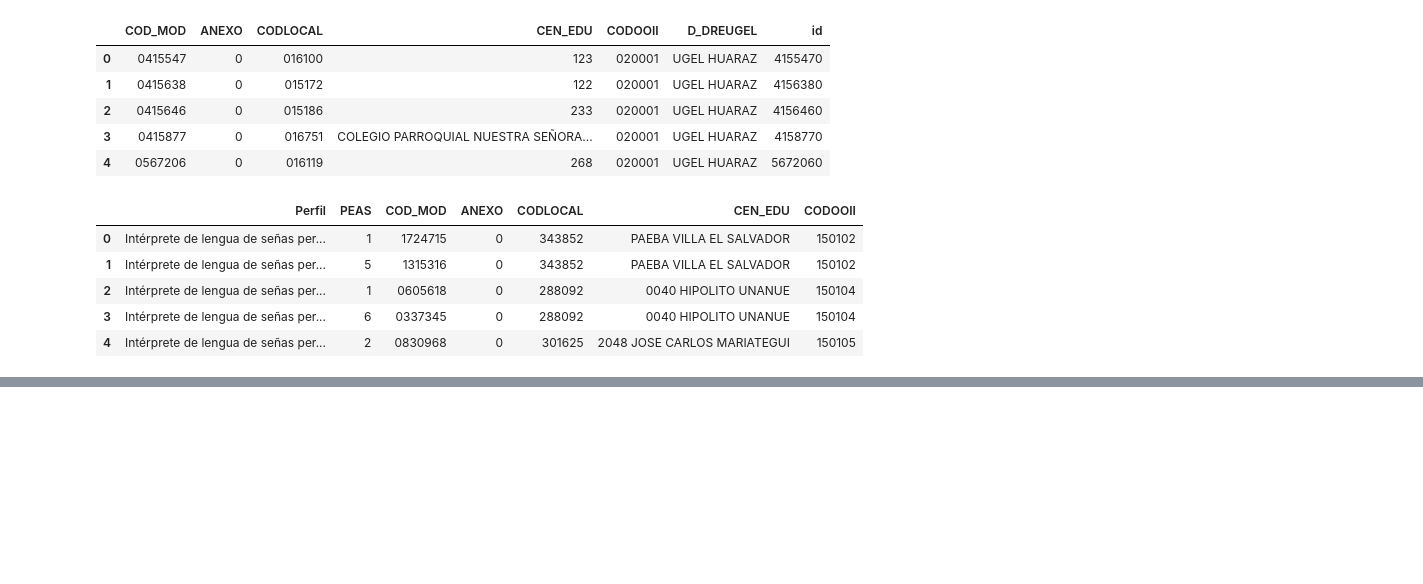
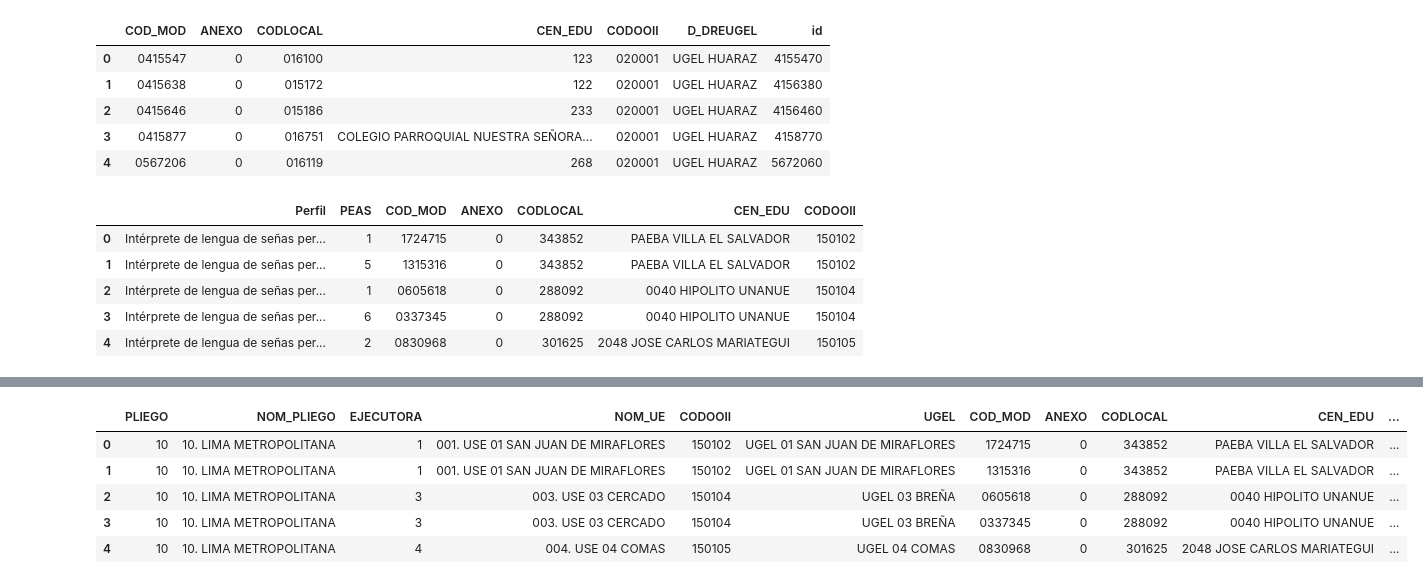
Before and after one commit to Analiticadedatos2020/Costeo-IAP-Interpretes-Senias, a Jupyter notebook: Costeo_EBA_2025_MEF.ipynb, the cells around one changed output, grey strips where cells are left out. Drawn from its saved outputs; the diff is of its cells as text; code cells hidden in the pictures; blank space fills up the shorter version.

Commit message:
Costeo siaf

```diff
--- a/Costeo_EBA_2025_MEF.ipynb
+++ b/Costeo_EBA_2025_MEF.ipynb
@@ -127,0 +178,40 @@ peas_long_5.to_excel('D:/2025/IAP/Interpretes DEBA/output/MEF/METAS_PEAS_VAL_202
+# %%
+
+# calendario
+mes_1 = 10  # Perfil_1 : marzo - diciembre
+mes_2 = 10  # Perfil_2 : marzo - diciembre
+
+meses_12 = ['enero','febrero','marzo','abril','mayo','junio','julio','agosto','septiembre','octubre','noviembre','diciembre']
+meses_11 = ['febrero','marzo','abril','mayo','junio','julio','agosto','septiembre','octubre','noviembre','diciembre']
+meses_10 = ['marzo','abril','mayo','junio','julio','agosto','septiembre','octubre','noviembre','diciembre']
+meses_9 = ['abril','mayo','junio','julio','agosto','septiembre','octubre','noviembre','diciembre']
+meses_8 = ['mayo','junio','julio','agosto','septiembre','octubre','noviembre','diciembre']
+meses_7 = ['junio','julio','agosto','septiembre','octubre','noviembre','diciembre']
+meses_6 = ['julio','agosto','septiembre','octubre','noviembre','diciembre']
+meses_5 = ['agosto','septiembre','octubre','noviembre','diciembre']
+meses_4 = ['septiembre','octubre','noviembre','diciembre']
+meses_3 = ['octubre','noviembre','diciembre']
+meses_2 = ['noviembre','diciembre']
+meses_1 = ['diciembre']
+
+
+# Crear la nueva columna 'perfil_cod' basada en el campo 'perfil'
+peas_siaf['perfil_cod'] = 'perfil_' + (peas_siaf.groupby('Perfil').ngroup() + 1).astype(str)
+
+peas_siaf['cas_anual'] = np.where(peas_siaf['perfil_cod'] == 'perfil_1', remuneraciones[0] * mes_1 * peas_siaf['PEAS'],
+                                                                         remuneraciones[1] * mes_2 * peas_siaf['PEAS'])
+
+peas_siaf['essalud_anual'] = np.where(peas_siaf['perfil_cod'] == 'perfil_1', resultados[0]*mes_1*peas_siaf['PEAS'],
+                                                                             resultados[1]*mes_2*peas_siaf['PEAS'])
+
+peas_siaf['aguinaldo_anual'] = np.where(peas_siaf['perfil_cod'] == 'perfil_1', agui_1  * peas_siaf['PEAS']*2,
+                                                                               agui_2  * peas_siaf['PEAS']*2)
+
+peas_siaf.head(5)
+# %% [output]
+|  | PLIEGO | NOM_PLIEGO | EJECUTORA | NOM_UE | CODOOII | UGEL | COD_MOD | ANEXO | CODLOCAL | CEN_EDU | ... |
+| 0 | 10 | 10. LIMA METROPOLITANA | 1 | 001. USE 01 SAN JUAN DE MIRAFLORES | 150102 | UGEL 01 SAN JUAN DE MIRAFLORES | 1724715 | 0 | 343852 | PAEBA VILLA EL SALVADOR | ... |
+| 1 | 10 | 10. LIMA METROPOLITANA | 1 | 001. USE 01 SAN JUAN DE MIRAFLORES | 150102 | UGEL 01 SAN JUAN DE MIRAFLORES | 1315316 | 0 | 343852 | PAEBA VILLA EL SALVADOR | ... |
+| 2 | 10 | 10. LIMA METROPOLITANA | 3 | 003. USE 03 CERCADO | 150104 | UGEL 03 BREÑA | 0605618 | 0 | 288092 | 0040 HIPOLITO UNANUE | ... |
+| 3 | 10 | 10. LIMA METROPOLITANA | 3 | 003. USE 03 CERCADO | 150104 | UGEL 03 BREÑA | 0337345 | 0 | 288092 | 0040 HIPOLITO UNANUE | ... |
+| 4 | 10 | 10. LIMA METROPOLITANA | 4 | 004. USE 04 COMAS | 150105 | UGEL 04 COMAS | 0830968 | 0 | 301625 | 2048 JOSE CARLOS MARIATEGUI | ... |
```
Also changed, not shown: parts of 3 cells of this notebook.
